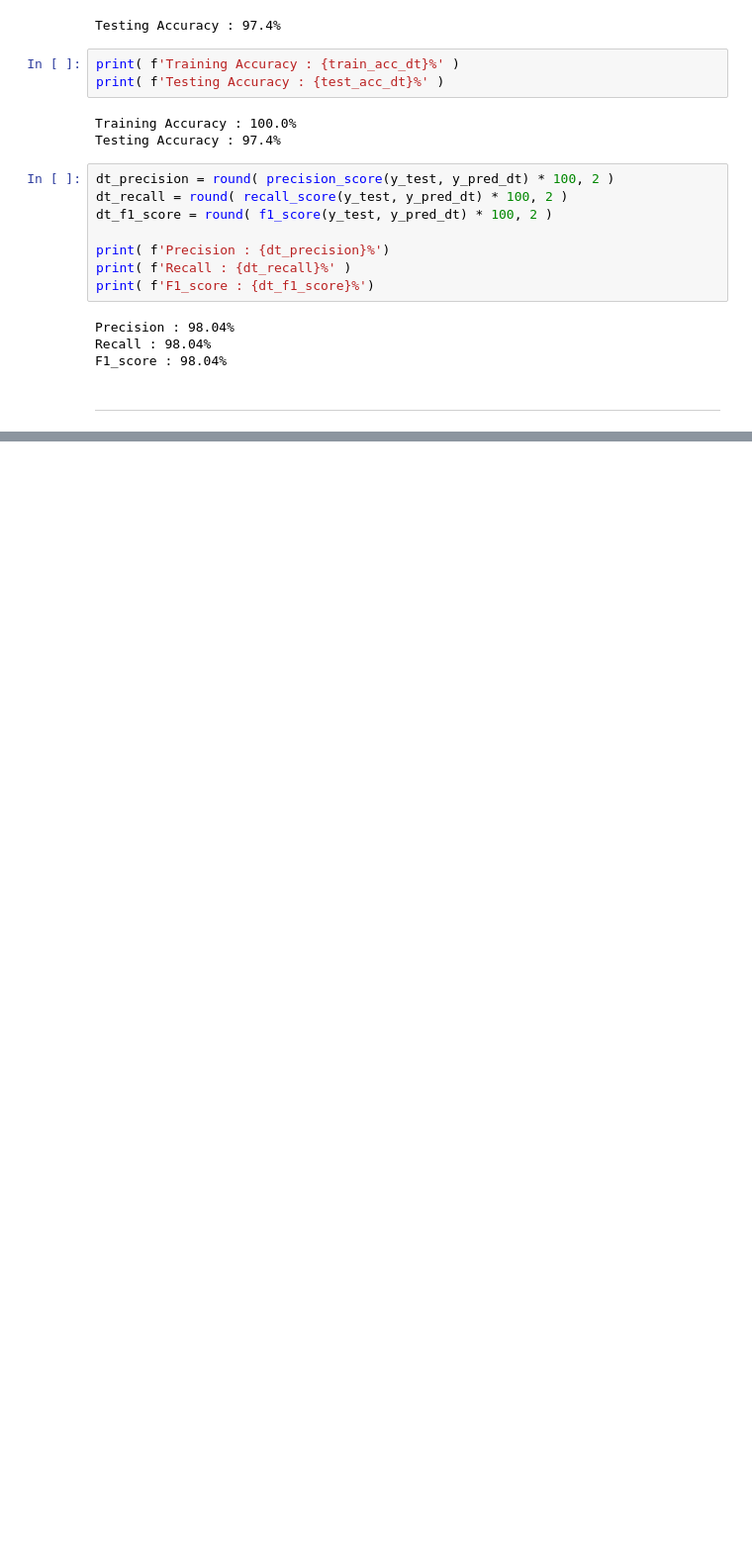
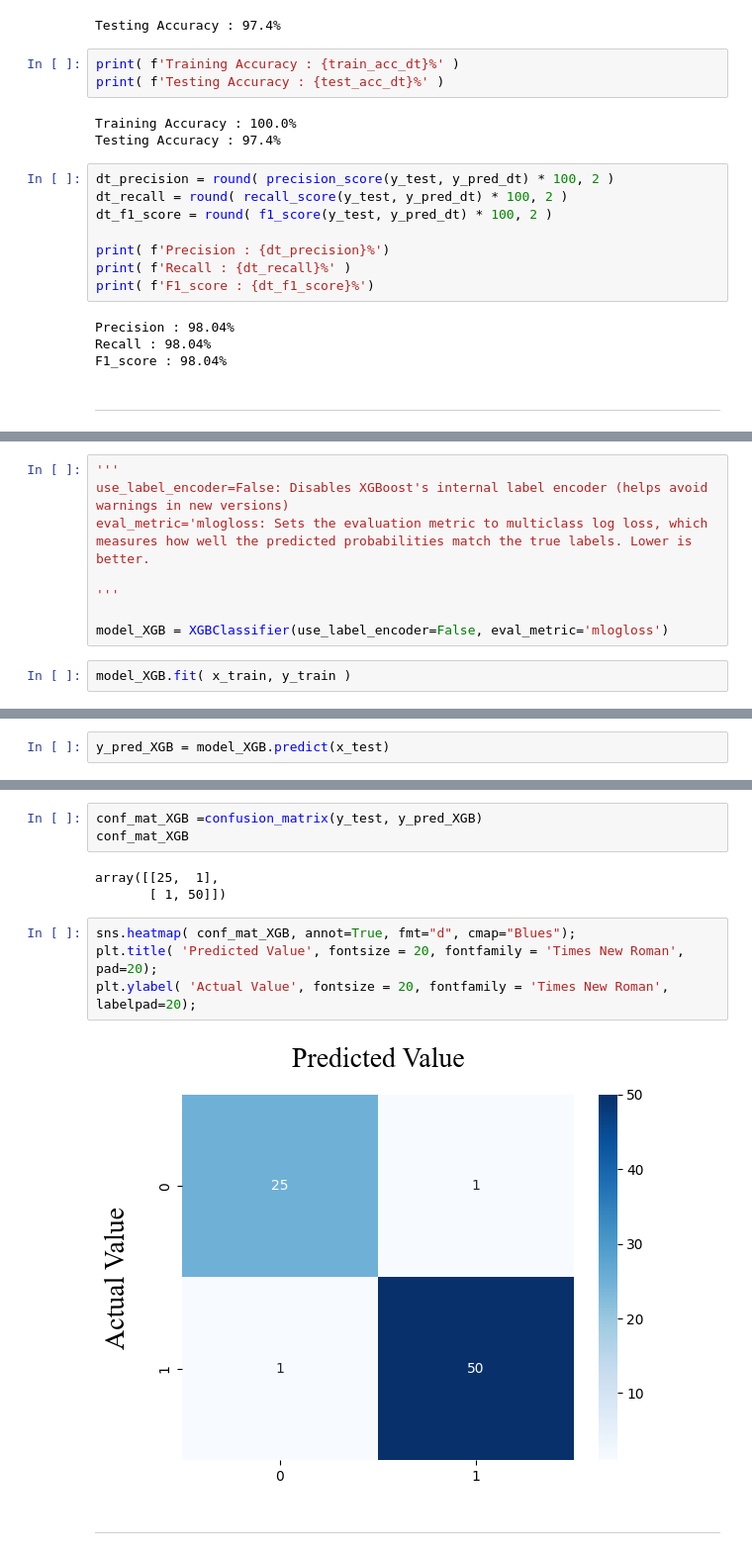
Before and after one commit to Magd-Elmohandes/Data-analysis, a Jupyter notebook: project.ipynb, the cells around one changed output, grey strips where cells are left out. Shown at 99% size. Cells and saved outputs as stored; diff of their text form; blank space fills up the shorter version.

```diff
--- a/project.ipynb
+++ b/project.ipynb
@@ -4290,0 +4466,10 @@ F1_score : 98.04%
+# %%
+'''
+use_label_encoder=False: Disables XGBoost's internal label encoder (helps avoid warnings in new versions)
+eval_metric='mlogloss: Sets the evaluation metric to multiclass log loss, which measures how well the predicted probabilities match the true labels. Lower is better.
+
+'''
+
+model_XGB = XGBClassifier(use_label_encoder=False, eval_metric='mlogloss')
+# %%
+model_XGB.fit( x_train, y_train )
@@ -4290,0 +4491,2 @@ F1_score : 98.04%
+# %%
+y_pred_XGB = model_XGB.predict(x_test)
@@ -4290,0 +4541,14 @@ F1_score : 98.04%
+# %%
+conf_mat_XGB =confusion_matrix(y_test, y_pred_XGB)
+conf_mat_XGB
+# %% [output]
+array([[25,  1],
+       [ 1, 50]])
+# %%
+sns.heatmap( conf_mat_XGB, annot=True, fmt="d", cmap="Blues");
+plt.title( 'Predicted Value', fontsize = 20, fontfamily = 'Times New Roman', pad=20);
+plt.ylabel( 'Actual Value', fontsize = 20, fontfamily = 'Times New Roman', labelpad=20);
+# %% [output]
+[figure, added]
+# %% [markdown]
+<hr>
```
Also changed, not shown: parts of 78 cells of this notebook.
